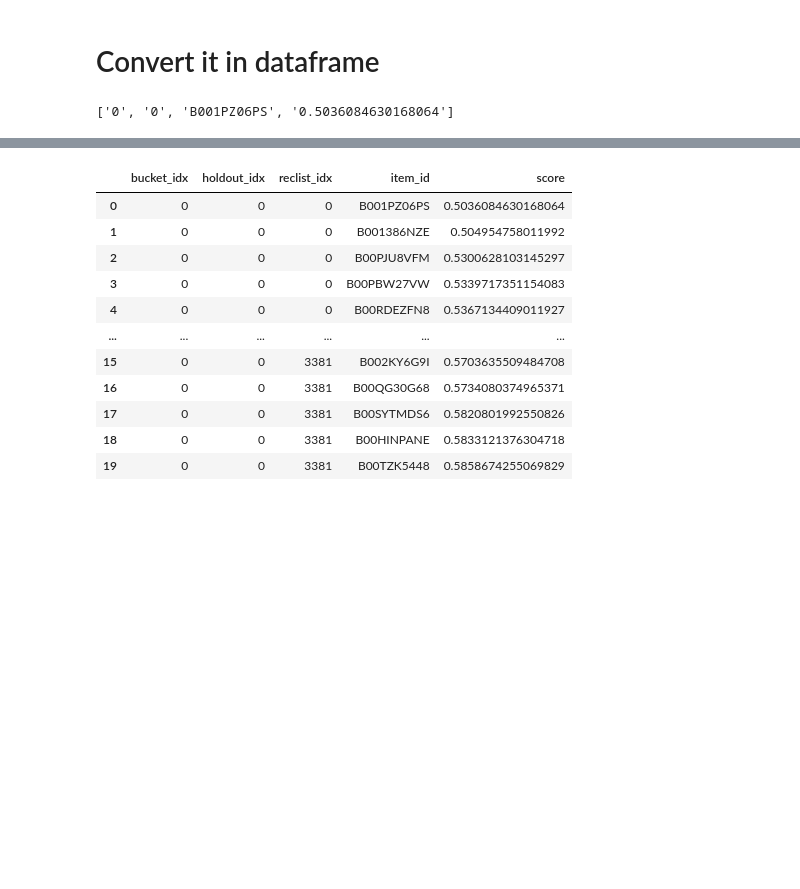
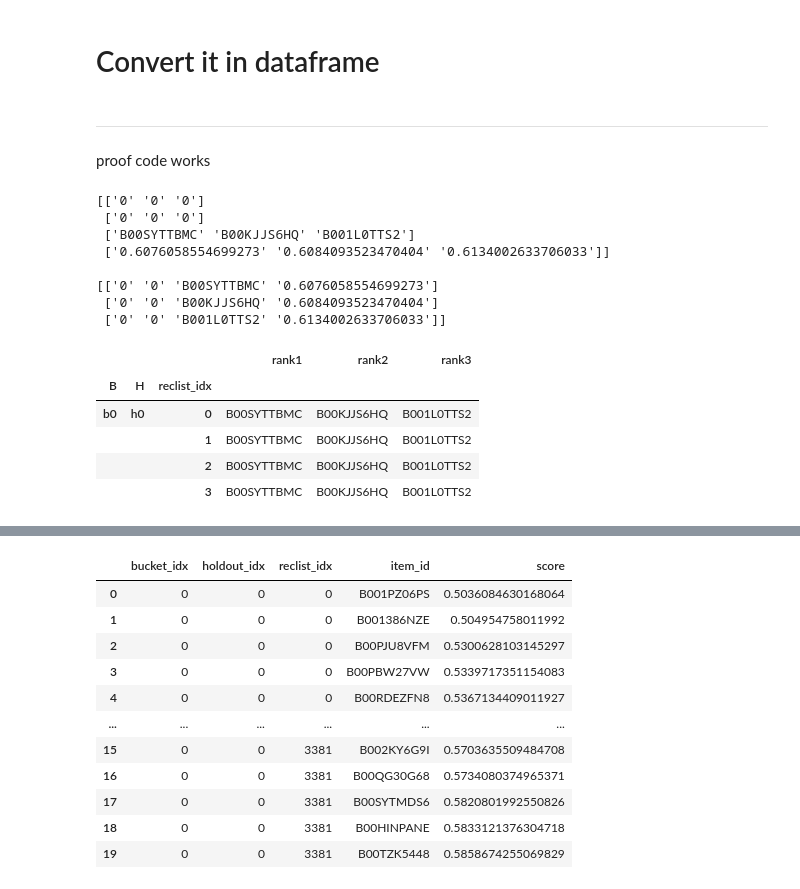
Before and after one commit to mariajoaolavoura/measuring_forgetting, a Jupyter notebook: notebooks/ADM - calculating diversity.ipynb, the cells around one changed output, grey strips where cells are left out. Drawn from its saved outputs; the diff is of its cells as text; code cells hidden in the pictures; blank space fills up the shorter version.

```diff
--- a/notebooks/ADM - calculating diversity.ipynb
+++ b/notebooks/ADM - calculating diversity.ipynb
@@ -116,8 +116,3 @@ set([l==[] for l in rec_lists_b0_h0]) # no empty rec list (at a 1st glance)
 {False}
 # %% [markdown]
 # Convert it in dataframe
-# %%
-a = ['0', '0']
-[*a, *rec_lists_b0_h0[0][0]]
-# %% [output]
-['0', '0', 'B001PZ06PS', '0.5036084630168064']
@@ -141,0 +119,54 @@ def convert_reclist_to_frame(reslists:list, bucket_idx:str, holdout_idx:str):
+# %% [markdown]
+---
+proof code works
+# %%
+# proof code works
+r = np.array([['B00SYTTBMC', '0.6076058554699273'],
+              ['B00KJJS6HQ', '0.6084093523470404'],
+              ['B001L0TTS2', '0.6134002633706033']])
+
+a = [['0']*len(r), ['0']*len(r)] # [['a', 'a', 'a'], ['a', 'a', 'a']]
+raT = np.concatenate([a, r.T])
+print(raT)
+print()
+print(raT.T)
+
+
+
+rr = np.array([[['B00SYTTBMC', '0.6076058554699273'],
+                ['B00KJJS6HQ', '0.6084093523470404'],
+                ['B001L0TTS2', '0.6134002633706033']],
+
+             [['B00SYTTBMC', '0.6076058554699273'],
+              ['B00KJJS6HQ', '0.6084093523470404'],
+              ['B001L0TTS2', '0.6134002633706033']],
+
+             [['B00SYTTBMC', '0.6076058554699273'],
+              ['B00KJJS6HQ', '0.6084093523470404'],
+              ['B001L0TTS2', '0.6134002633706033']],
+
+             [['B00SYTTBMC', '0.6076058554699273'],
+              ['B00KJJS6HQ', '0.6084093523470404'],
+              ['B001L0TTS2', '0.6134002633706033']]])
+
+i = np.array(range(len(rr)))
+
+a = np.array([['b0', 'b0', 'b0', 'b0'], ['h0', 'h0', 'h0', 'h0'], i])
+d = pd.DataFrame(rr.T[0].T, index=list(a), columns=['rank1', 'rank2', 'rank3'])
+d.index.set_names(['B', 'H', 'reclist_idx'], inplace=True)
+d
+# %% [output]
+[['0' '0' '0']
+ ['0' '0' '0']
+ ['B00SYTTBMC' 'B00KJJS6HQ' 'B001L0TTS2']
+ ['0.6076058554699273' '0.6084093523470404' '0.6134002633706033']]
+
+[['0' '0' 'B00SYTTBMC' '0.6076058554699273']
+ ['0' '0' 'B00KJJS6HQ' '0.6084093523470404']
+ ['0' '0' 'B001L0TTS2' '0.6134002633706033']]
+|  |  |  | rank1 | rank2 | rank3 |
+| B | H | reclist_idx |  |  |  |
+| b0 | h0 | 0 | B00SYTTBMC | B00KJJS6HQ | B001L0TTS2 |
+|  |  | 1 | B00SYTTBMC | B00KJJS6HQ | B001L0TTS2 |
+|  |  | 2 | B00SYTTBMC | B00KJJS6HQ | B001L0TTS2 |
+|  |  | 3 | B00SYTTBMC | B00KJJS6HQ | B001L0TTS2 |
```
Also changed, not shown: parts of 4 cells of this notebook.
